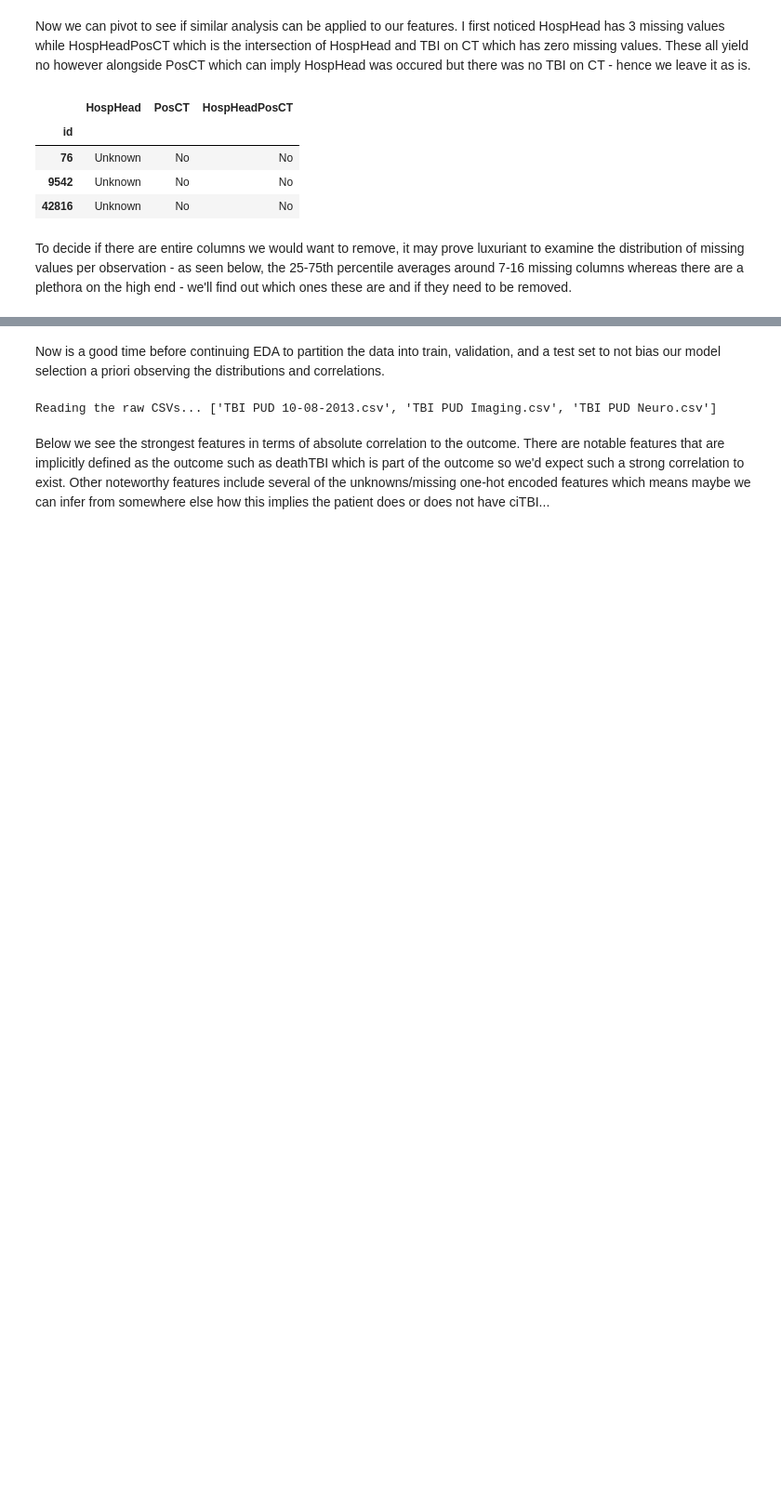
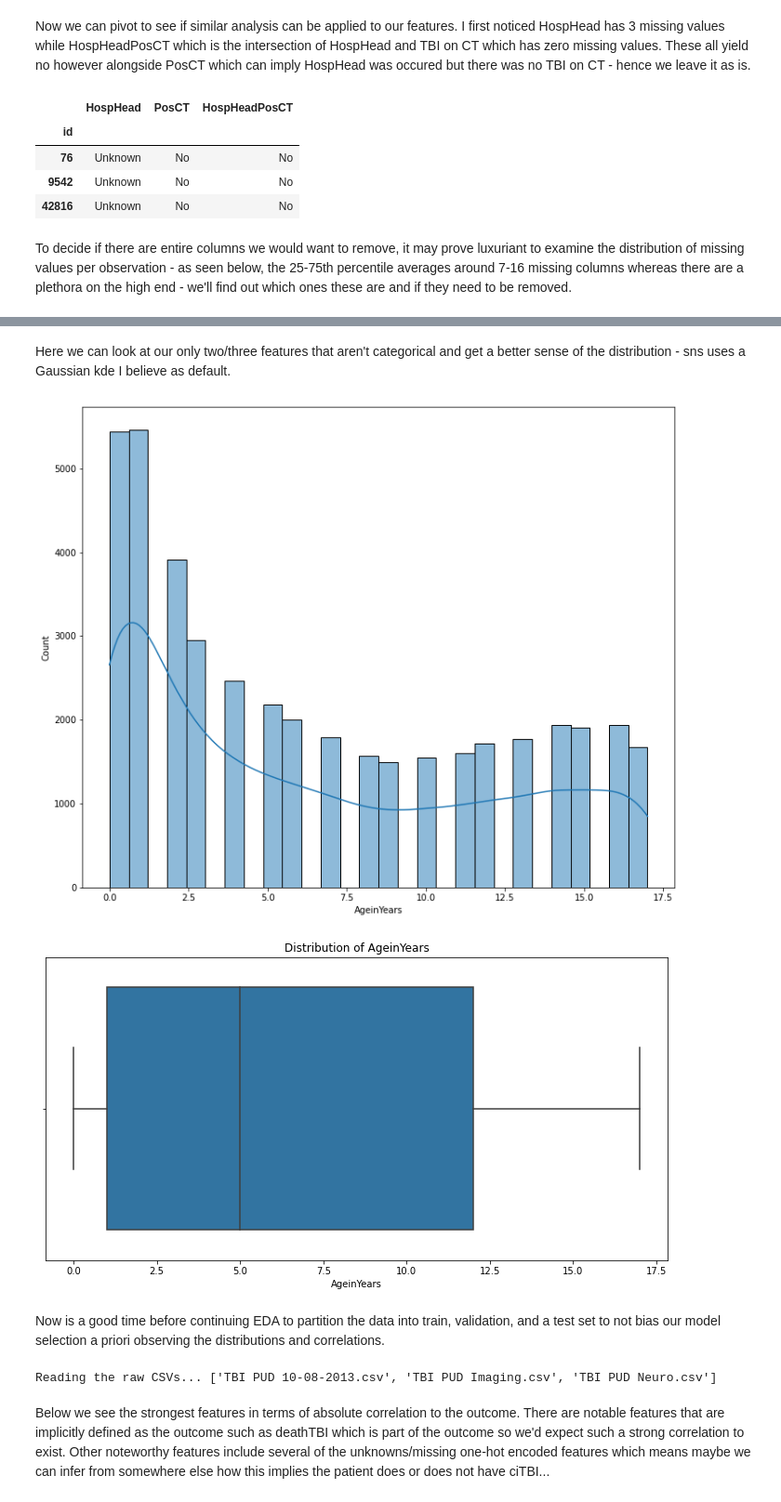
Before and after one commit to Yu-Group/clinical-rule-vetting, a Jupyter notebook: rulevetting/projects/tbi_pecarn/notebooks/00_eda.ipynb, the cells around one changed output, grey strips where cells are left out. Shown at 93% size. Drawn from its saved outputs; the diff is of its cells as text; code cells hidden in the pictures; blank space fills up the shorter version.

```diff
--- a/rulevetting/projects/tbi_pecarn/notebooks/00_eda.ipynb
+++ b/rulevetting/projects/tbi_pecarn/notebooks/00_eda.ipynb
@@ -123,3 +91,23 @@ if boxplot_plot:
+# %% [markdown]
+Here we can look at our only two/three features that aren't categorical and get a better sense of the distribution - sns uses a Gaussian kde I believe as default.
+# %%
+# looking at the distributions of data - this is a pseudo function - change top params
+dist_plot = True
+boxplot_plot = True
+feature = 'AgeinYears'
+title = f'Distribution of {feature}'
+
+if dist_plot:
+    fig, ax = plt.subplots(figsize=(12,10))
+    sns.histplot(data=df, x=feature, kde=True)
+
+if boxplot_plot:
+    fig, ax = plt.subplots(figsize=(12,6))
+    ax.set_title(title)
+    ax = sns.boxplot(data=df, x=feature)
+# %% [output]
+[figure, added]
+[figure, added]
 # %% [markdown]
 Now is a good time before continuing EDA to partition the data into train, validation, and a test set to not bias our model selection a priori observing the distributions and correlations.
 # %%
```
Also changed, not shown: parts of 27 cells of this notebook, 1 other file.
